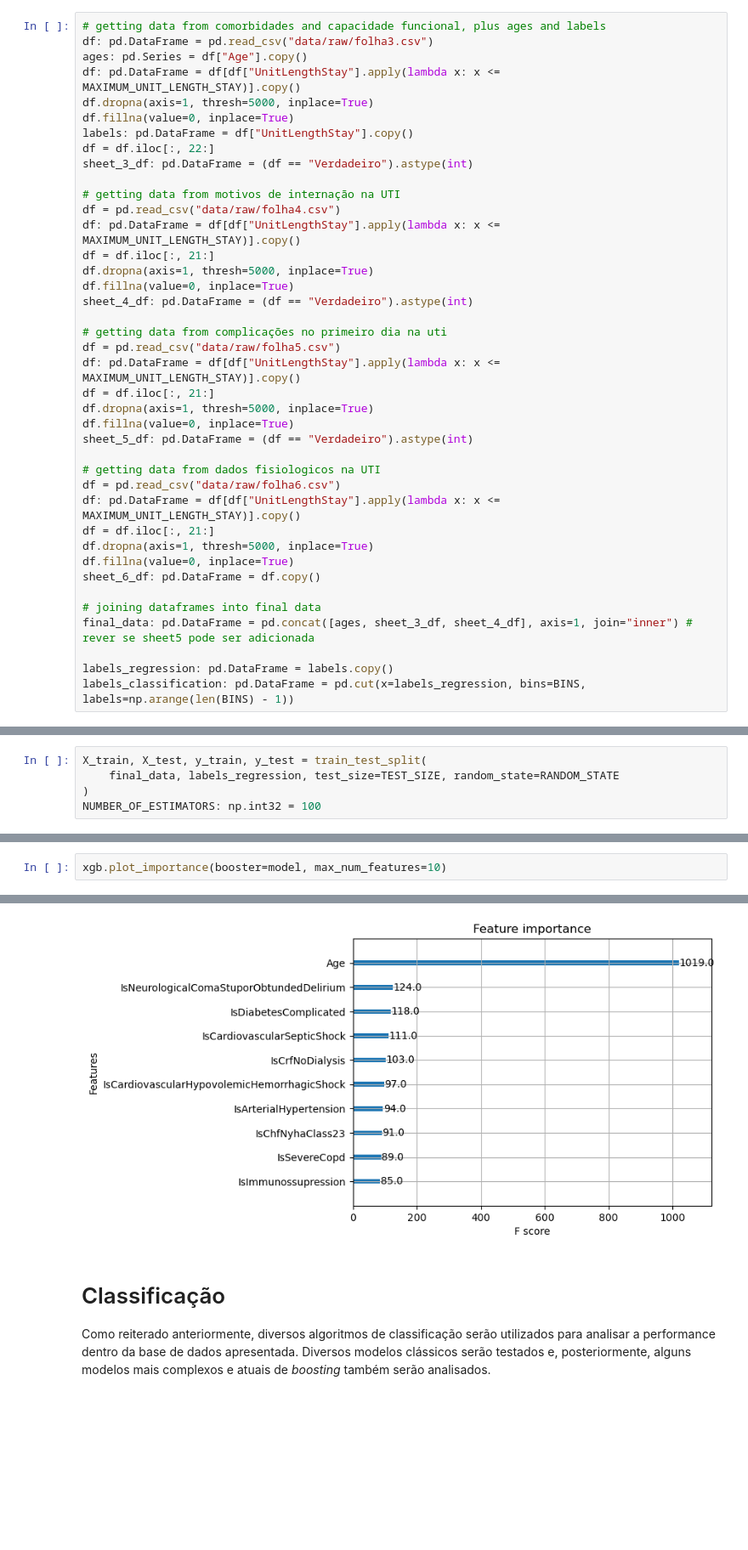
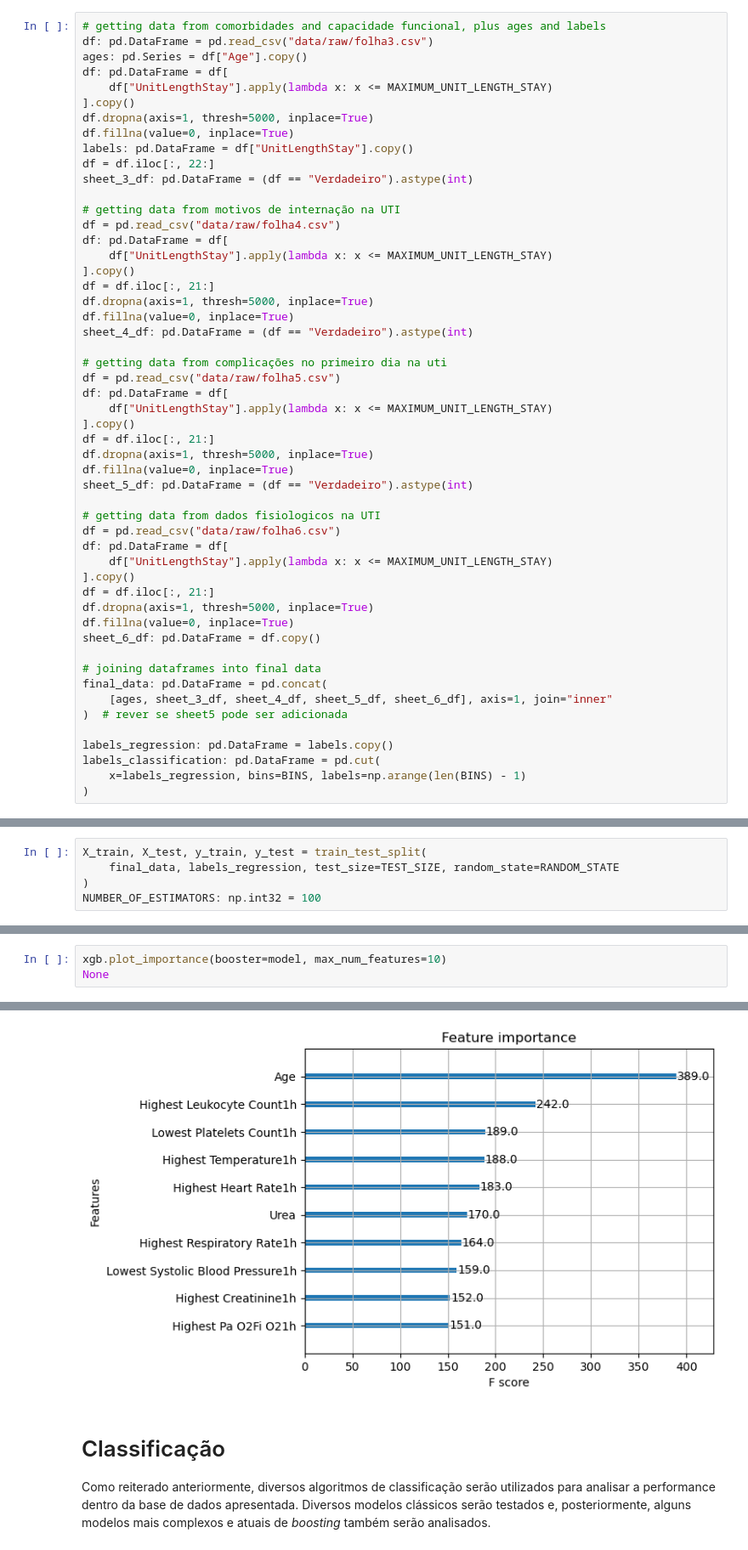
Before and after one commit to lframosferreira/ml-final-project, a Jupyter notebook: main.ipynb, the cells around one changed output, grey strips where cells are left out. Shown at 85% size. Drawn from its saved outputs; the diff is of its cells as text; blank space fills up the shorter version.

```diff
--- a/main.ipynb
+++ b/main.ipynb
@@ -63,7 +69,9 @@ Aqui é feita a engenharia de dados de todos os arquivos __csv__ que são utiliz
 # getting data from comorbidades and capacidade funcional, plus ages and labels
 df: pd.DataFrame = pd.read_csv("data/raw/folha3.csv")
 ages: pd.Series = df["Age"].copy()
-df: pd.DataFrame = df[df["UnitLengthStay"].apply(lambda x: x <= MAXIMUM_UNIT_LENGTH_STAY)].copy()
+df: pd.DataFrame = df[
+    df["UnitLengthStay"].apply(lambda x: x <= MAXIMUM_UNIT_LENGTH_STAY)
+].copy()
 df.dropna(axis=1, thresh=5000, inplace=True)
 df.fillna(value=0, inplace=True)
 labels: pd.DataFrame = df["UnitLengthStay"].copy()
@@ -72,7 +80,9 @@ sheet_3_df: pd.DataFrame = (df == "Verdadeiro").astype(int)
 
 # getting data from motivos de internação na UTI
 df = pd.read_csv("data/raw/folha4.csv")
-df: pd.DataFrame = df[df["UnitLengthStay"].apply(lambda x: x <= MAXIMUM_UNIT_LENGTH_STAY)].copy()
+df: pd.DataFrame = df[
+    df["UnitLengthStay"].apply(lambda x: x <= MAXIMUM_UNIT_LENGTH_STAY)
+].copy()
 df = df.iloc[:, 21:]
 df.dropna(axis=1, thresh=5000, inplace=True)
 df.fillna(value=0, inplace=True)
@@ -80,7 +90,9 @@ sheet_4_df: pd.DataFrame = (df == "Verdadeiro").astype(int)
 
 # getting data from complicações no primeiro dia na uti
 df = pd.read_csv("data/raw/folha5.csv")
-df: pd.DataFrame = df[df["UnitLengthStay"].apply(lambda x: x <= MAXIMUM_UNIT_LENGTH_STAY)].copy()
+df: pd.DataFrame = df[
+    df["UnitLengthStay"].apply(lambda x: x <= MAXIMUM_UNIT_LENGTH_STAY)
+].copy()
 df = df.iloc[:, 21:]
 df.dropna(axis=1, thresh=5000, inplace=True)
 df.fillna(value=0, inplace=True)
@@ -88,17 +100,23 @@ sheet_5_df: pd.DataFrame = (df == "Verdadeiro").astype(int)
 
 # getting data from dados fisiologicos na UTI
 df = pd.read_csv("data/raw/folha6.csv")
-df: pd.DataFrame = df[df["UnitLengthStay"].apply(lambda x: x <= MAXIMUM_UNIT_LENGTH_STAY)].copy()
+df: pd.DataFrame = df[
+    df["UnitLengthStay"].apply(lambda x: x <= MAXIMUM_UNIT_LENGTH_STAY)
+].copy()
 df = df.iloc[:, 21:]
 df.dropna(axis=1, thresh=5000, inplace=True)
 df.fillna(value=0, inplace=True)
 sheet_6_df: pd.DataFrame = df.copy()
 
 # joining dataframes into final data
-final_data: pd.DataFrame = pd.concat([ages, sheet_3_df, sheet_4_df], axis=1, join="inner") # rever se sheet5 pode ser adicionada
+final_data: pd.DataFrame = pd.concat(
+    [ages, sheet_3_df, sheet_4_df, sheet_5_df, sheet_6_df], axis=1, join="inner"
+)  # rever se sheet5 pode ser adicionada
 
 labels_regression: pd.DataFrame = labels.copy()
-labels_classification: pd.DataFrame = pd.cut(x=labels_regression, bins=BINS, labels=np.arange(len(BINS) - 1))
+labels_classification: pd.DataFrame = pd.cut(
+    x=labels_regression, bins=BINS, labels=np.arange(len(BINS) - 1)
+)
 # %% [markdown]
 # Utilitários
 
@@ -248,3 +266,4 @@ get_run_info(y_true=y_test, y_pred=y_pred, type="regression")
 # %%
 xgb.plot_importance(booster=model, max_num_features=10)
+None
 # %% [output]
@@ -252,4 +270,4 @@ xgb.plot_importance(booster=model, max_num_features=10)
-[figure, old version]
+[figure, new version]
 # %% [markdown]
 # Classificação
 
```
Also changed, not shown: parts of 16 cells of this notebook.
